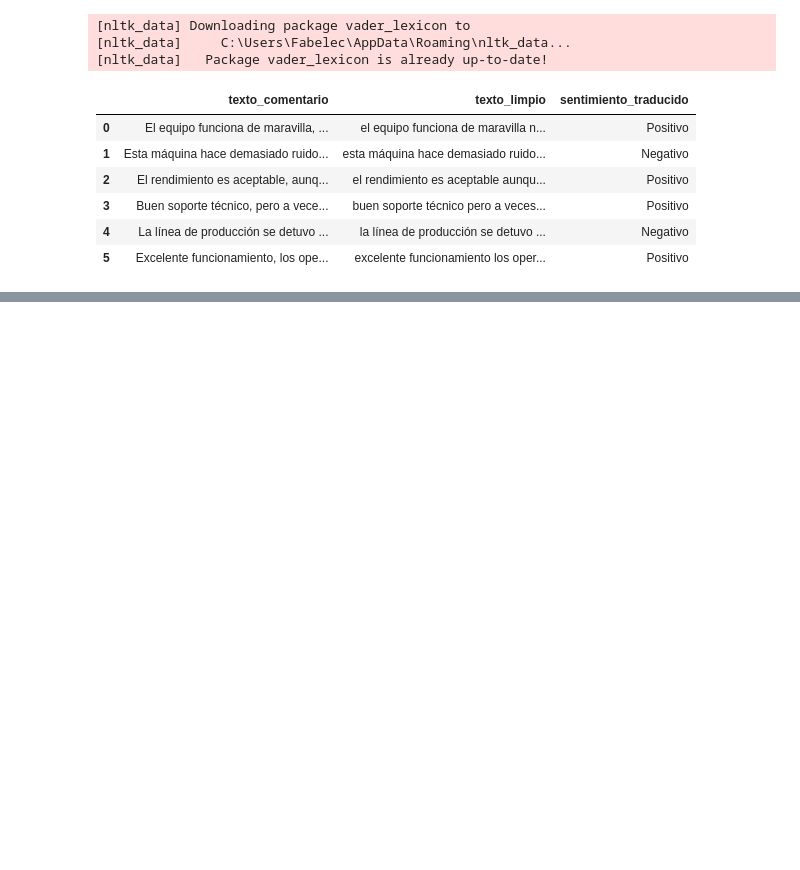
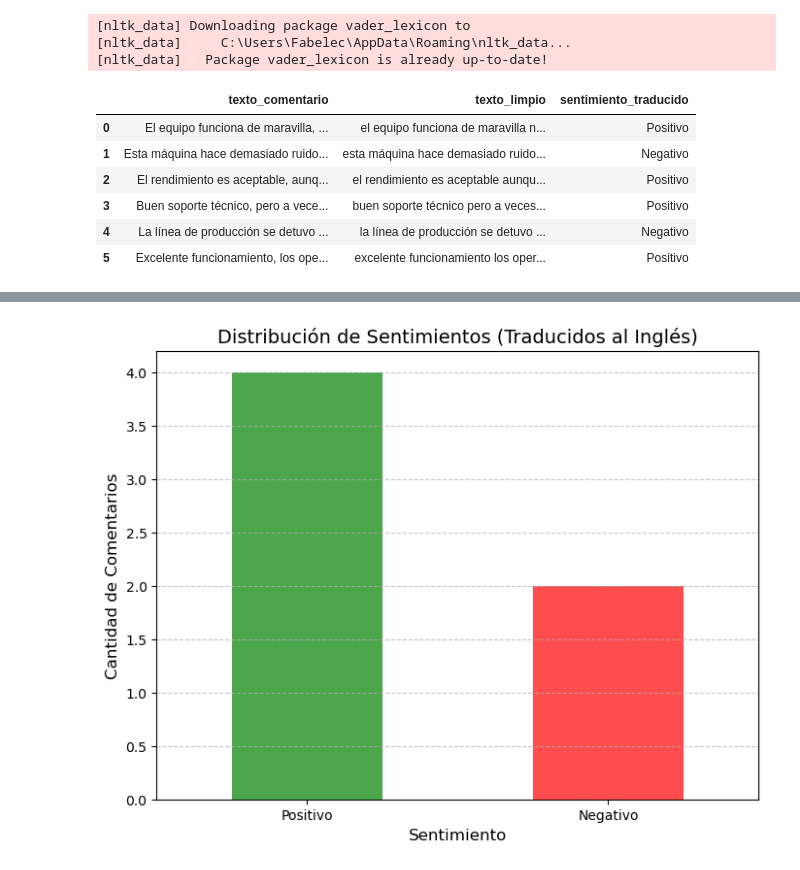
Before and after one commit to GzoC/sentiment_analysis_maintenance_reports, a Jupyter notebook: sentiment_analysis_maintenance_reports.ipynb, the cells around one changed output, grey strips where cells are left out. Drawn from its saved outputs; the diff is of its cells as text; code cells hidden in the pictures; blank space fills up the shorter version.

```diff
--- a/sentiment_analysis_maintenance_reports.ipynb
+++ b/sentiment_analysis_maintenance_reports.ipynb
@@ -152,3 +152,20 @@ df
 | 3 | Buen soporte técnico, pero a vece... | buen soporte técnico pero a veces... | Positivo | Neutral |
 | 4 | La línea de producción se detuvo ... | la línea de producción se detuvo ... | Negativo | Neutral |
 | 5 | Excelente funcionamiento, los ope... | excelente funcionamiento los oper... | Positivo | Neutral |
+# %%
+import matplotlib.pyplot as plt  # Importamos la librería de visualización
+
+# Contamos la frecuencia de cada categoría en 'sentimiento_traducido'
+conteo_sentimientos = df['sentimiento_traducido'].value_counts()
+
+# Crear un gráfico de barras
+plt.figure(figsize=(8, 6))  # Tamaño del gráfico
+conteo_sentimientos.plot(kind='bar', color=['green', 'red', 'gray'], alpha=0.7)
+plt.title('Distribución de Sentimientos (Traducidos al Inglés)', fontsize=14)
+plt.xlabel('Sentimiento', fontsize=12)
+plt.ylabel('Cantidad de Comentarios', fontsize=12)
+plt.xticks(rotation=0)  # Mantener etiquetas horizontales
+plt.grid(axis='y', linestyle='--', alpha=0.7)
+plt.show()
+# %% [output]
+[figure, added]
```
Also changed, not shown: 1 other file.
